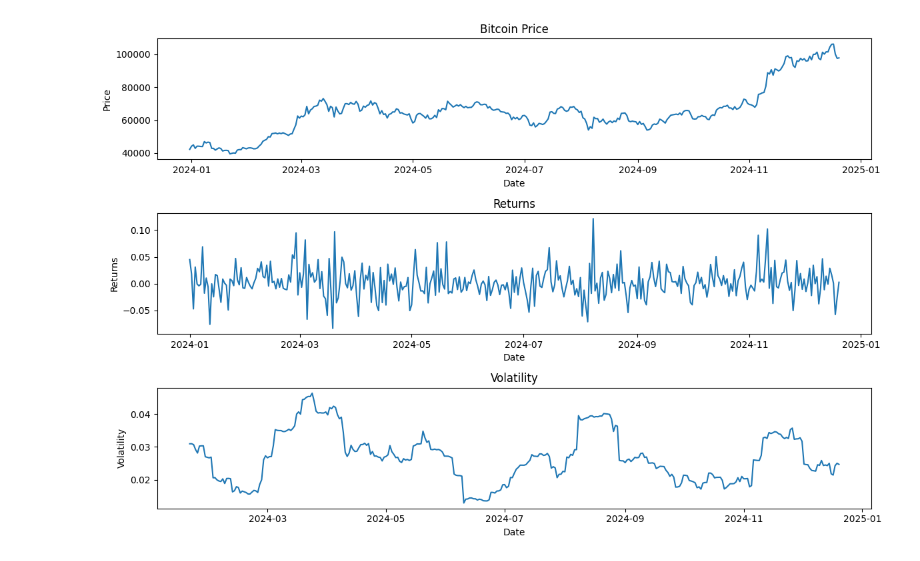
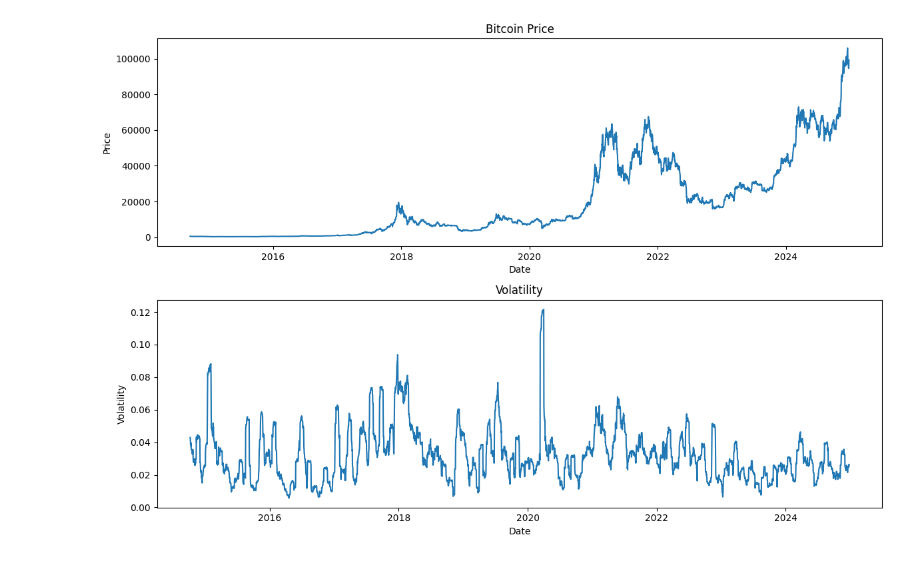
Before and after one commit to emmaebrl/crypto-volatility-lab, a Jupyter notebook: sandbox/explo_time_series.ipynb, the cells around one changed output. Drawn from its saved outputs; the diff is of its cells as text; code cells hidden in the pictures.

```diff
--- a/sandbox/explo_time_series.ipynb
+++ b/sandbox/explo_time_series.ipynb
@@ -5,5 +7,5 @@ import pandas as pd
 # %%
-crypto_scraper = CryptoScraper(start_date="2024-01-01")
+crypto_scraper = CryptoScraper()
 bitcoin_data = crypto_scraper.get_data_for_currency('BTC-USD')
 # %%
 print(bitcoin_data.shape)
@@ -23,7 +25,6 @@ volatility = ts_creator.create_volatility_time_series()
 
 bitcoin_data["Log Returns"] = log_returns
 # retransform log returns to normal returns
-bitcoin_data["Returns"] = bitcoin_data["Log Returns"].apply(lambda x: 2.71828**x - 1)
 bitcoin_data["Volatility"] = volatility
 
 bitcoin_data.tail()
@@ -37,26 +38,21 @@ bitcoin_data.tail()
 # %%
 # sort the data by descending date
 bitcoin_data = bitcoin_data.sort_values(by="Date", ascending=True)
 
 # plotting time series by date
-fig, ax = plt.subplots(3, 1, figsize=(12, 8))
+fig, ax = plt.subplots(2, 1, figsize=(12, 8))
 
 ax[0].plot(bitcoin_data["Date"], bitcoin_data["Close"])
 ax[0].set_title("Bitcoin Price")
 ax[0].set_xlabel("Date")
 ax[0].set_ylabel("Price")
 
-ax[1].plot(bitcoin_data["Date"], bitcoin_data["Returns"])
-ax[1].set_title("Returns")
+ax[1].plot(bitcoin_data["Date"], bitcoin_data["Volatility"])
+ax[1].set_title("Volatility")
 ax[1].set_xlabel("Date")
-ax[1].set_ylabel("Returns")
-
-ax[2].plot(bitcoin_data["Date"], bitcoin_data["Volatility"])
-ax[2].set_title("Volatility")
-ax[2].set_xlabel("Date")
-ax[2].set_ylabel("Volatility")
+ax[1].set_ylabel("Volatility")
 
 plt.tight_layout()
 plt.show()
 # %% [output]
-[figure, old version]
+[figure, new version]
```
Also changed, not shown: parts of 6 cells of this notebook, 5 other files.
